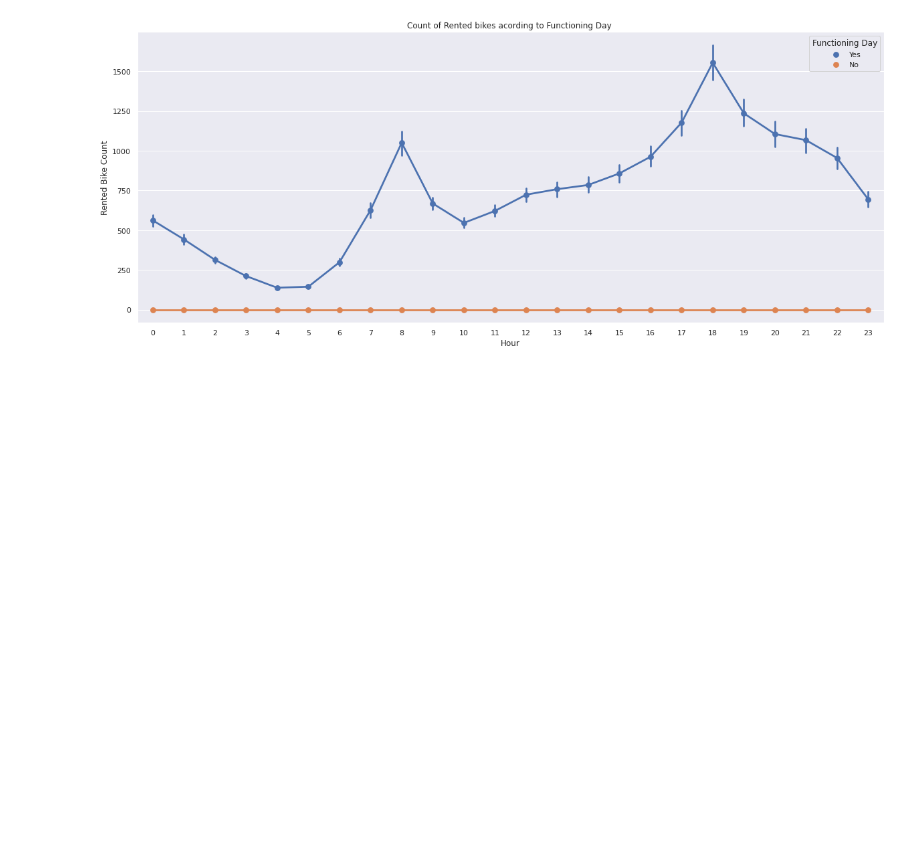
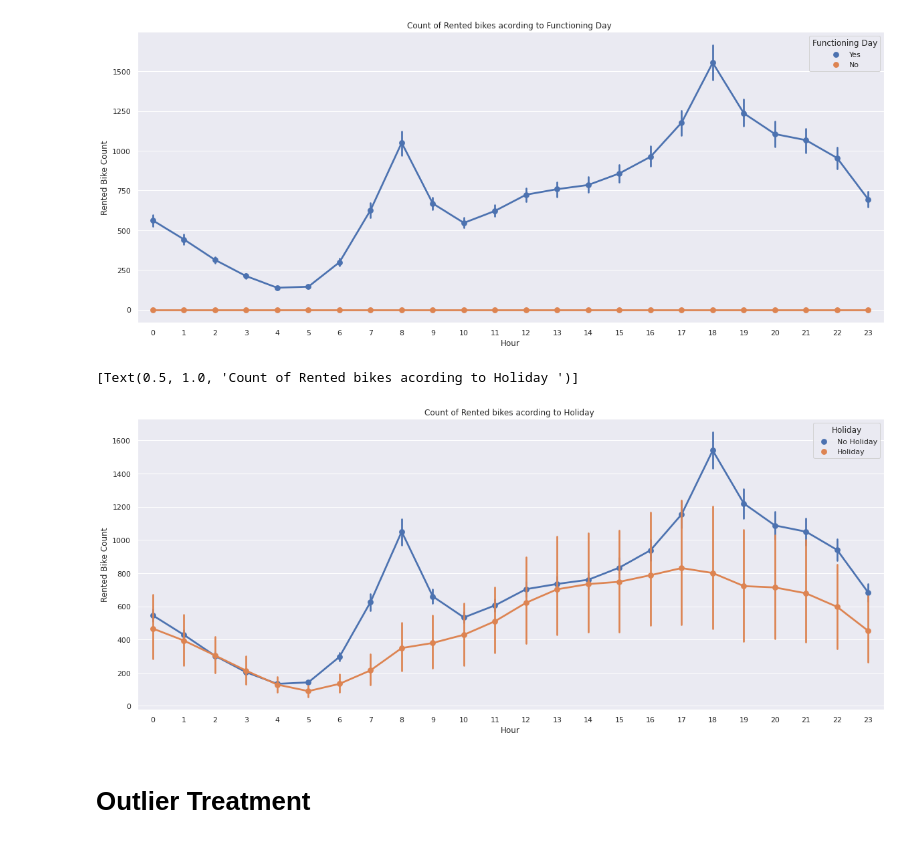
Before and after one commit to KirteshVerma/Bike-Sharing-Demand, a Jupyter notebook: Kirtesh_Bike_Sharing_Demand_Prediction_Capstone_Project.ipynb, the cells around one changed output. Cells and saved outputs as stored; diff of their text form; code cells hidden in the pictures; blank space fills up the shorter version.

```diff
--- a/Kirtesh_Bike_Sharing_Demand_Prediction_Capstone_Project.ipynb
+++ b/Kirtesh_Bike_Sharing_Demand_Prediction_Capstone_Project.ipynb
@@ -191,3 +191,13 @@ ax.set(title='Count of Rented bikes acording to Functioning Day ')
 # %% [output]
 [Text(0.5, 1.0, 'Count of Rented bikes acording to Functioning Day ')]
 [figure]
+# %%
+#anlysis of data by vizualisation
+fig,ax=plt.subplots(figsize=(20,8))
+sns.pointplot(data=df,x='Hour',y='Rented Bike Count',hue='Holiday',ax=ax)
+ax.set(title='Count of Rented bikes acording to Holiday ')
+# %% [output]
+[Text(0.5, 1.0, 'Count of Rented bikes acording to Holiday ')]
+[figure, added]
+# %% [markdown]
+# Outlier Treatment
```
Also changed, not shown: parts of 8 cells of this notebook.
